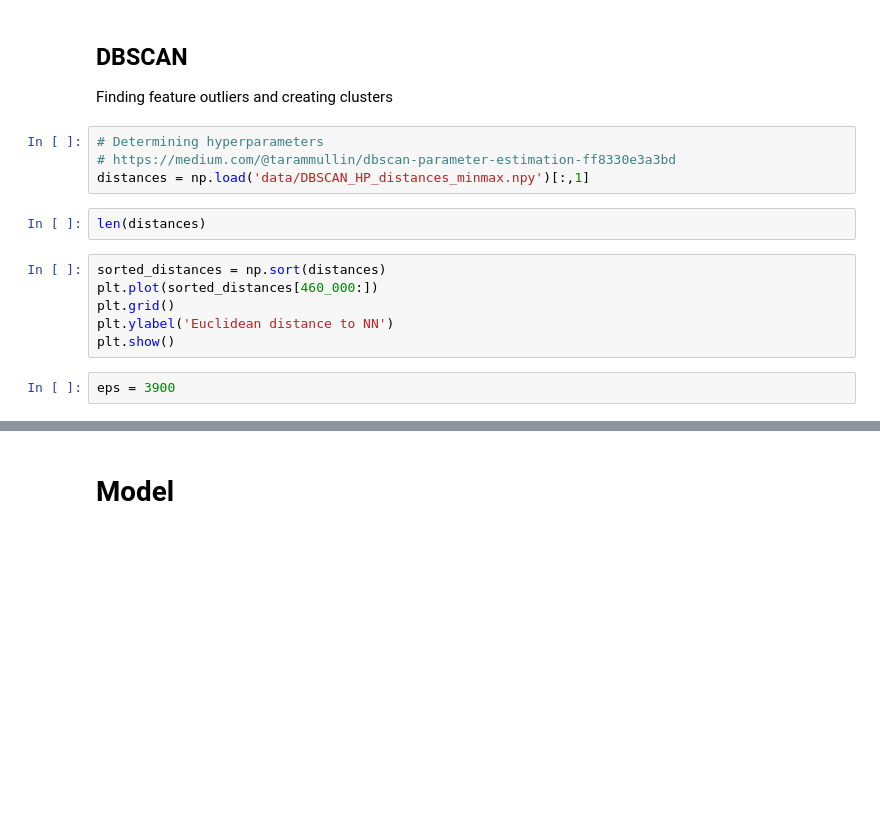
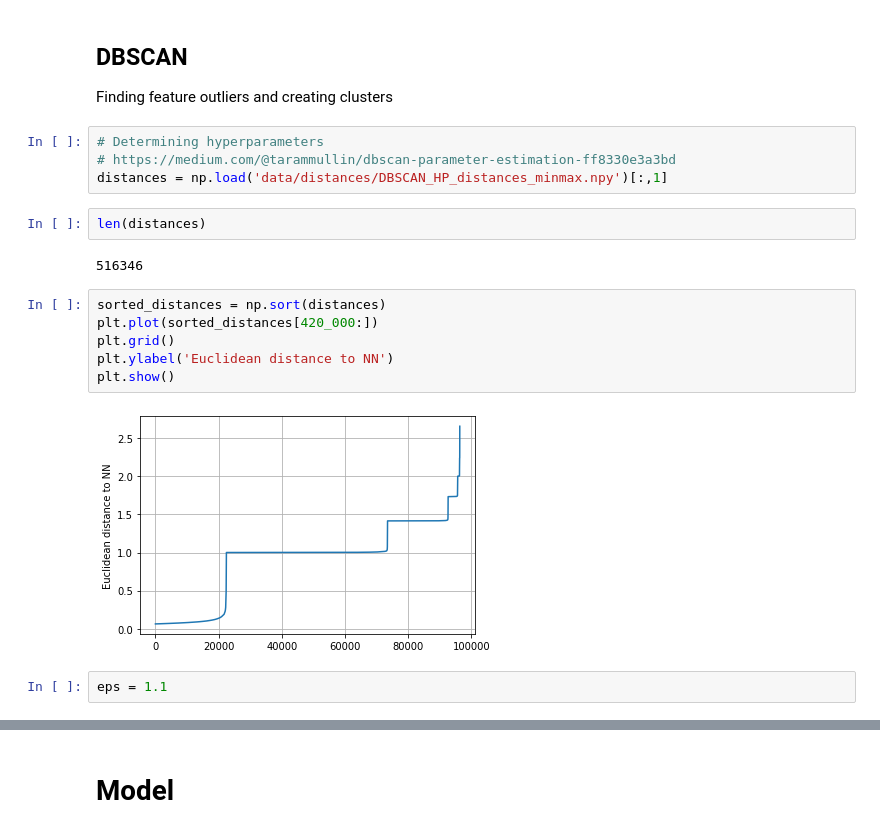
Before and after one commit to PBonvang/02807-Project, a Jupyter notebook: analysis.ipynb, the cells around one changed output, grey strips where cells are left out. Cells and saved outputs as stored; diff of their text form; blank space fills up the shorter version.

Commit message:
New minmax eps determined

```diff
--- a/analysis.ipynb
+++ b/analysis.ipynb
@@ -222,17 +222,21 @@ Finding feature outliers and creating clusters
 # %%
 # Determining hyperparameters
 # https://medium.com/@tarammullin/dbscan-parameter-estimation-ff8330e3a3bd
-distances = np.load('data/DBSCAN_HP_distances_minmax.npy')[:,1]
+distances = np.load('data/distances/DBSCAN_HP_distances_minmax.npy')[:,1]
 # %%
 len(distances)
+# %% [output]
+516346
 # %%
 sorted_distances = np.sort(distances)
-plt.plot(sorted_distances[460_000:])
+plt.plot(sorted_distances[420_000:])
 plt.grid()
 plt.ylabel('Euclidean distance to NN')
 plt.show()
+# %% [output]
+[figure, added]
-# %%
-eps = 3900
+# %%
+eps = 1.1
 # %%
 distance_stats = pd.DataFrame(distances).describe()
 distance_stats
```
Also changed, not shown: parts of 4 cells of this notebook, 4 other files.
